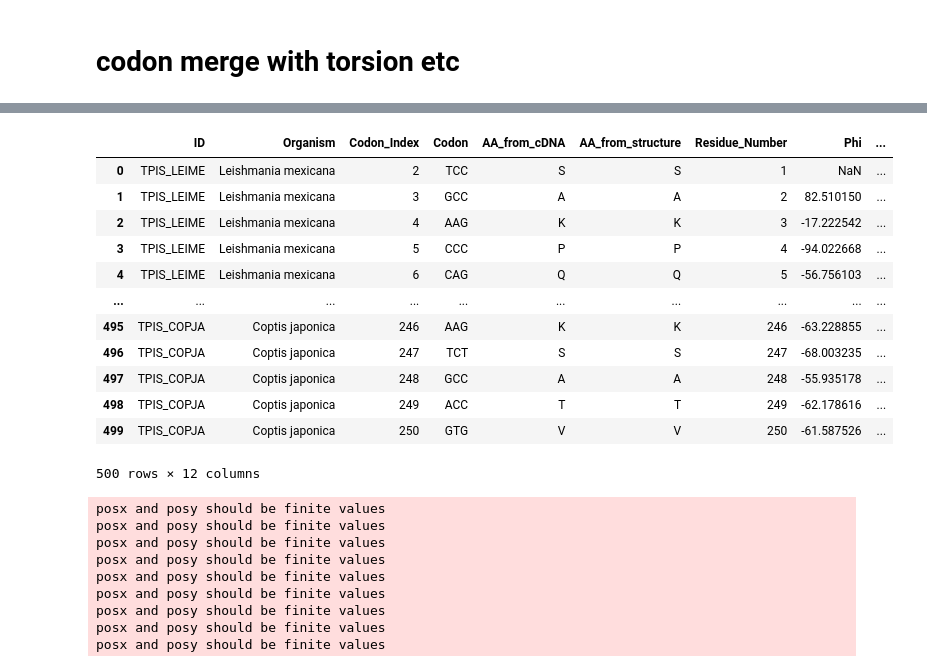
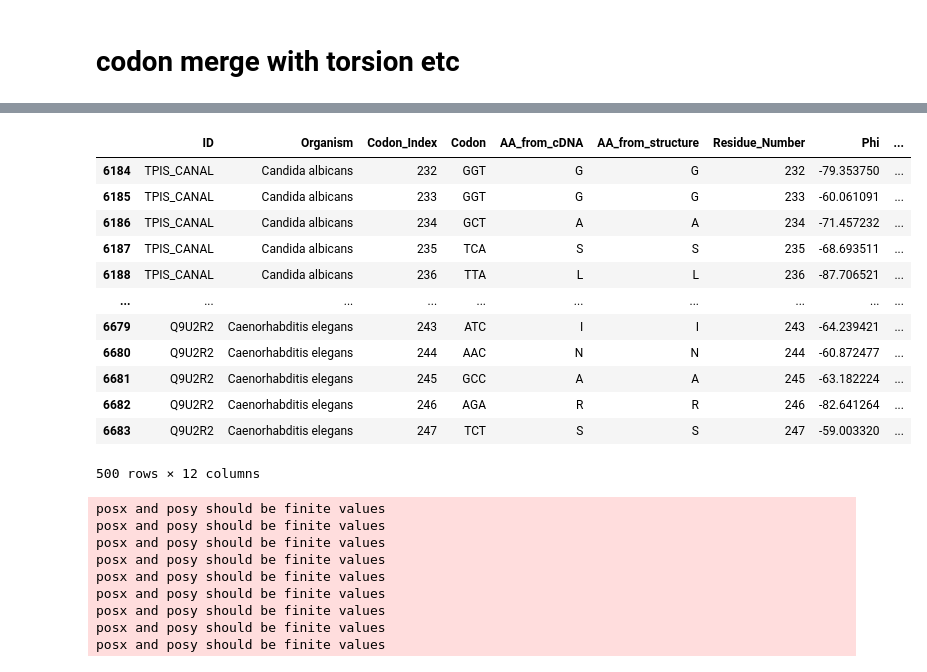
Before and after one commit to Musavirkhaliq/CodonCipher, a Jupyter notebook: cb.ipynb, the cells around one changed output, grey strips where cells are left out. Drawn from its saved outputs; the diff is of its cells as text; code cells hidden in the pictures.

```diff
--- a/cb.ipynb
+++ b/cb.ipynb
@@ -893,19 +850,19 @@ Updated dataset:
 # %%
 data3 = pd.read_csv("new_codon_torsions_freq.csv")
-data3.head(500)
+data3.tail(500)
 # %% [output]
 |  | ID | Organism | Codon_Index | Codon | AA_from_cDNA | AA_from_structure | Residue_Number | Phi | ... |
-| 0 | TPIS_LEIME | Leishmania mexicana | 2 | TCC | S | S | 1 | NaN | ... |
-| 1 | TPIS_LEIME | Leishmania mexicana | 3 | GCC | A | A | 2 | 82.510150 | ... |
-| 2 | TPIS_LEIME | Leishmania mexicana | 4 | AAG | K | K | 3 | -17.222542 | ... |
-| 3 | TPIS_LEIME | Leishmania mexicana | 5 | CCC | P | P | 4 | -94.022668 | ... |
-| 4 | TPIS_LEIME | Leishmania mexicana | 6 | CAG | Q | Q | 5 | -56.756103 | ... |
+| 6184 | TPIS_CANAL | Candida albicans | 232 | GGT | G | G | 232 | -79.353750 | ... |
+| 6185 | TPIS_CANAL | Candida albicans | 233 | GGT | G | G | 233 | -60.061091 | ... |
+| 6186 | TPIS_CANAL | Candida albicans | 234 | GCT | A | A | 234 | -71.457232 | ... |
+| 6187 | TPIS_CANAL | Candida albicans | 235 | TCA | S | S | 235 | -68.693511 | ... |
+| 6188 | TPIS_CANAL | Candida albicans | 236 | TTA | L | L | 236 | -87.706521 | ... |
 | ... | ... | ... | ... | ... | ... | ... | ... | ... | ... |
-| 495 | TPIS_COPJA | Coptis japonica | 246 | AAG | K | K | 246 | -63.228855 | ... |
-| 496 | TPIS_COPJA | Coptis japonica | 247 | TCT | S | S | 247 | -68.003235 | ... |
-| 497 | TPIS_COPJA | Coptis japonica | 248 | GCC | A | A | 248 | -55.935178 | ... |
-| 498 | TPIS_COPJA | Coptis japonica | 249 | ACC | T | T | 249 | -62.178616 | ... |
-| 499 | TPIS_COPJA | Coptis japonica | 250 | GTG | V | V | 250 | -61.587526 | ... |
+| 6679 | Q9U2R2 | Caenorhabditis elegans | 243 | ATC | I | I | 243 | -64.239421 | ... |
+| 6680 | Q9U2R2 | Caenorhabditis elegans | 244 | AAC | N | N | 244 | -60.872477 | ... |
+| 6681 | Q9U2R2 | Caenorhabditis elegans | 245 | GCC | A | A | 245 | -63.182224 | ... |
+| 6682 | Q9U2R2 | Caenorhabditis elegans | 246 | AGA | R | R | 246 | -82.641264 | ... |
+| 6683 | Q9U2R2 | Caenorhabditis elegans | 247 | TCT | S | S | 247 | -59.003320 | ... |
 500 rows × 12 columns
 # %%
 import pandas as pd
```
Also changed, not shown: parts of 8 cells of this notebook, 58 other files.
